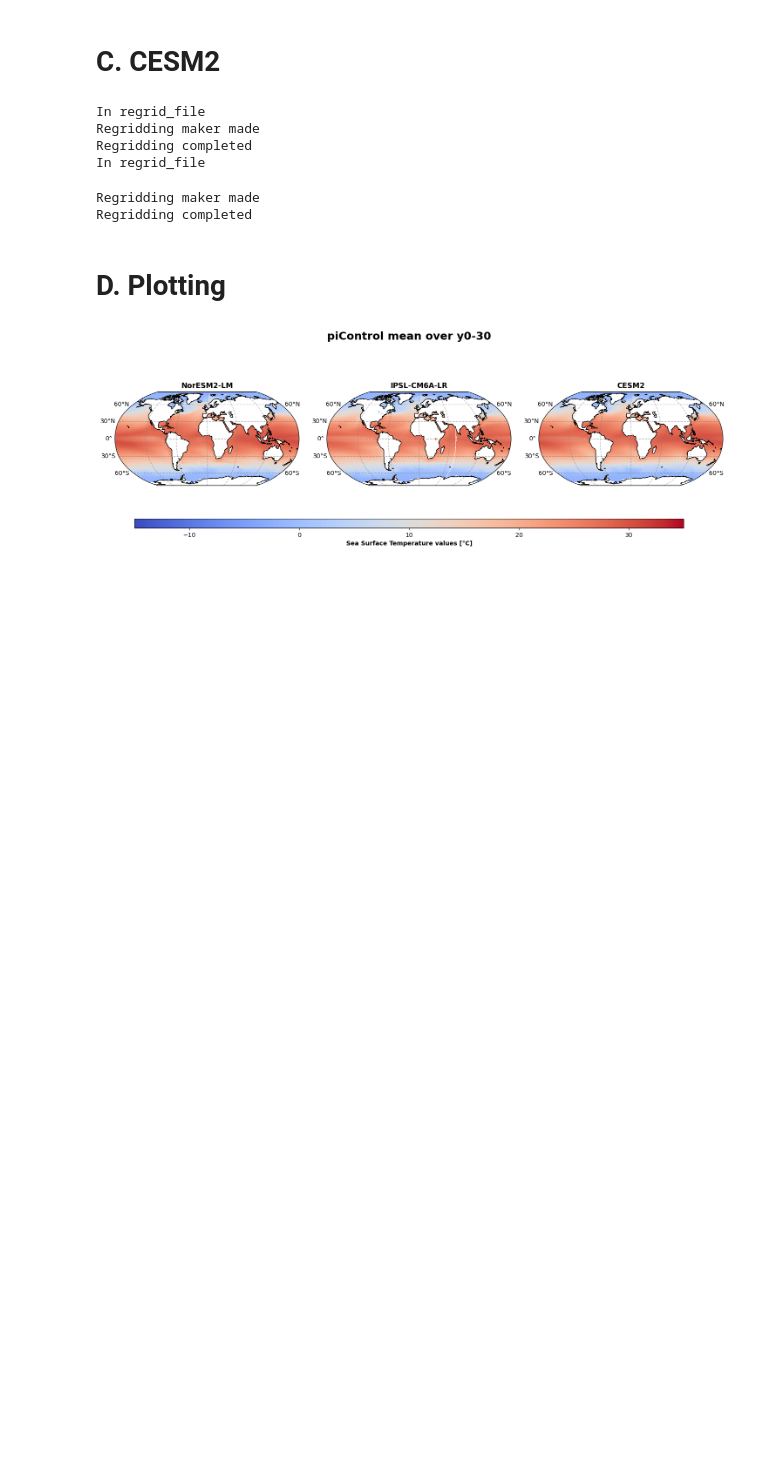
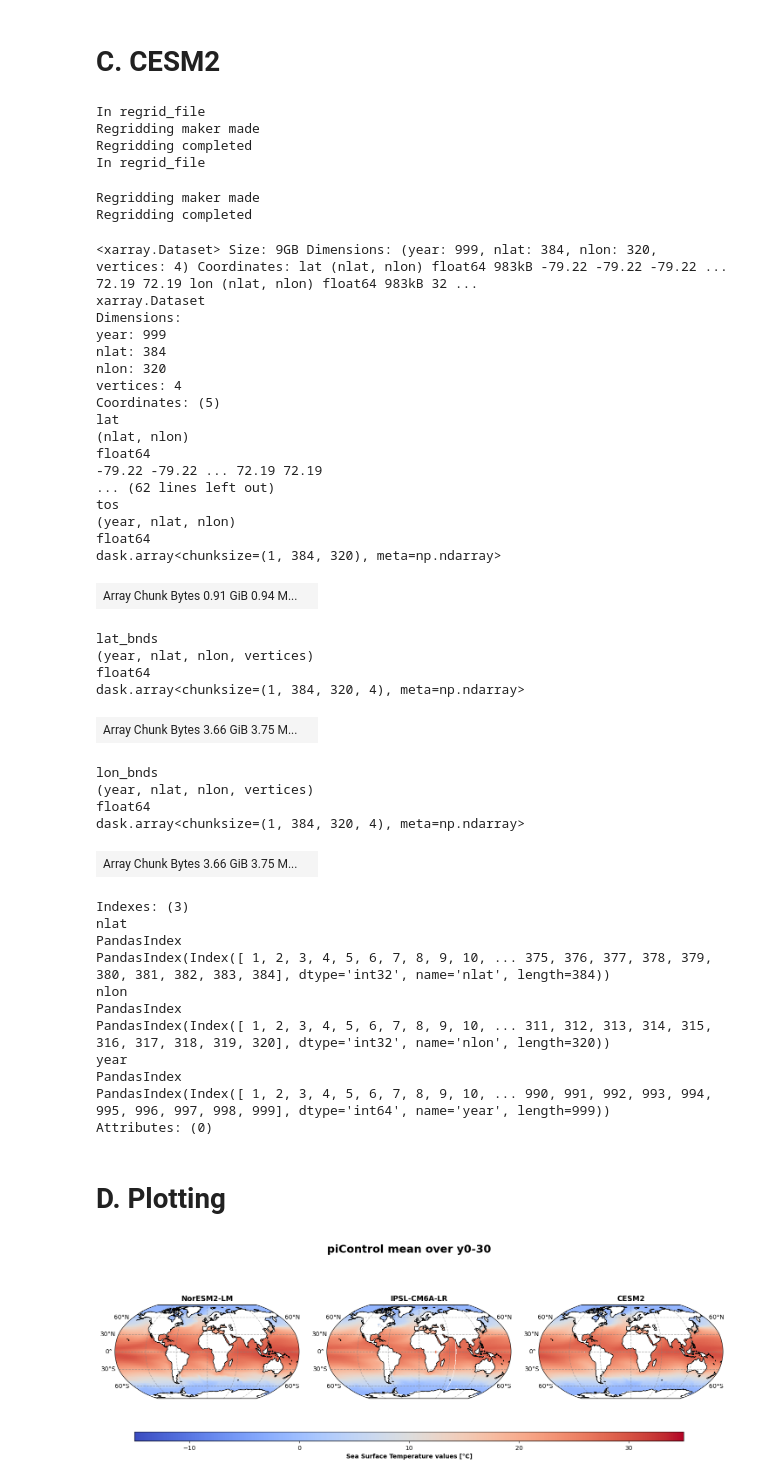
Before and after one commit to ChristineKappatou/Atmosphere_Ocean_Interactions_PhD, a Jupyter notebook: scripts/nird_scripts/9.tos_NIRD.ipynb, the cells around one changed output. Saved outputs shown, nothing was run; the diff lists cells and outputs as text; code cells hidden in the pictures; blank space fills up the shorter version.

```diff
--- a/scripts/nird_scripts/9.tos_NIRD.ipynb
+++ b/scripts/nird_scripts/9.tos_NIRD.ipynb
@@ -134,6 +134,48 @@ Regridding completed
 In regrid_file
 Regridding maker made
 Regridding completed
+# %%
+tos_exp_cesm2[1]
+# %% [output]
+<xarray.Dataset> Size: 9GB Dimensions: (year: 999, nlat: 384, nlon: 320, vertices: 4) Coordinates: lat (nlat, nlon) float64 983kB -79.22 -79.22 -79.22 ... 72.19 72.19 lon (nlat, nlon) float64 983kB 32 ...
+xarray.Dataset
+Dimensions:
+year: 999
+nlat: 384
+nlon: 320
+vertices: 4
+Coordinates: (5)
+lat
+(nlat, nlon)
+float64
+-79.22 -79.22 ... 72.19 72.19
+... (62 lines left out)
+tos
+(year, nlat, nlon)
+float64
+dask.array<chunksize=(1, 384, 320), meta=np.ndarray>
+| Array Chunk Bytes 0.91 GiB 0.94 M... |  |
+lat_bnds
+(year, nlat, nlon, vertices)
+float64
+dask.array<chunksize=(1, 384, 320, 4), meta=np.ndarray>
+| Array Chunk Bytes 3.66 GiB 3.75 M... |  |
+lon_bnds
+(year, nlat, nlon, vertices)
+float64
+dask.array<chunksize=(1, 384, 320, 4), meta=np.ndarray>
+| Array Chunk Bytes 3.66 GiB 3.75 M... |  |
+Indexes: (3)
+nlat
+PandasIndex
+PandasIndex(Index([ 1, 2, 3, 4, 5, 6, 7, 8, 9, 10, ... 375, 376, 377, 378, 379, 380, 381, 382, 383, 384], dtype='int32', name='nlat', length=384))
+nlon
+PandasIndex
+PandasIndex(Index([ 1, 2, 3, 4, 5, 6, 7, 8, 9, 10, ... 311, 312, 313, 314, 315, 316, 317, 318, 319, 320], dtype='int32', name='nlon', length=320))
+year
+PandasIndex
+PandasIndex(Index([ 1, 2, 3, 4, 5, 6, 7, 8, 9, 10, ... 990, 991, 992, 993, 994, 995, 996, 997, 998, 999], dtype='int64', name='year', length=999))
+Attributes: (0)
 # %%
 tos_pi_regr_cesm2 = tos_pi_regr_cesm2.where(tos_pi_regr_cesm2 != 0)
 tos_x4_regr_cesm2 = tos_x4_regr_cesm2.where(tos_x4_regr_cesm2 != 0)
```
